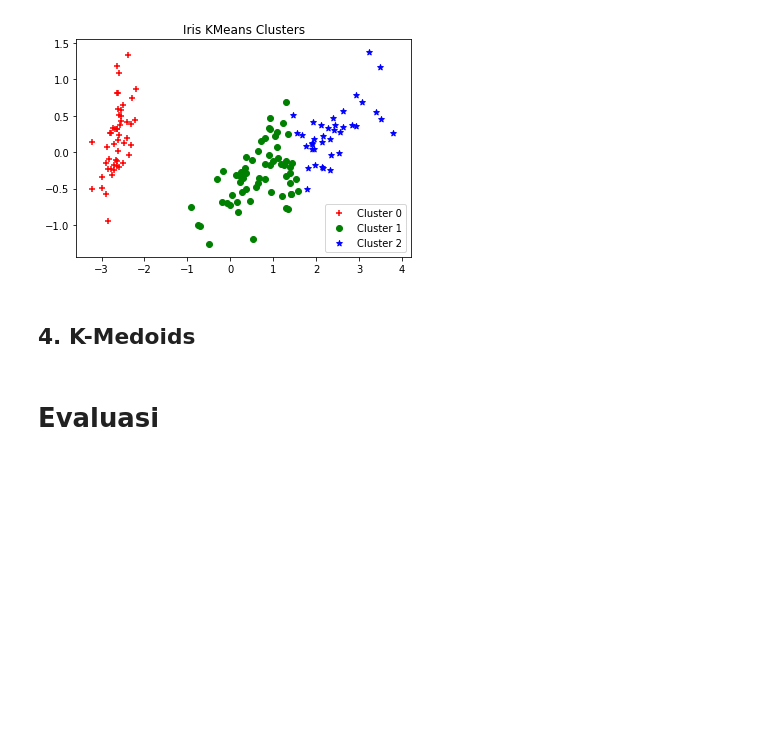
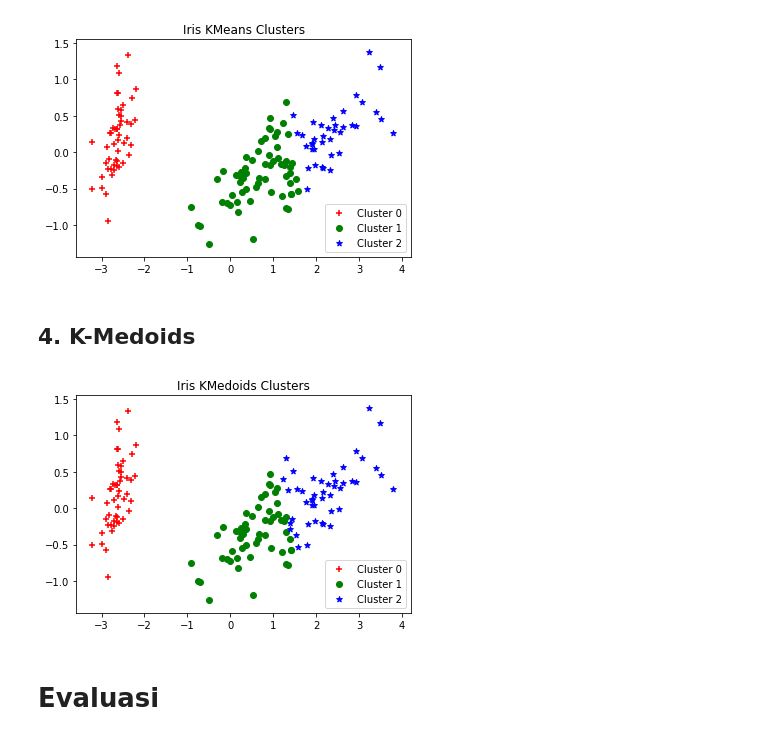
Before and after one commit to tugas-itb-erick/IF4071-Pembelajaran-Mesin, a Jupyter notebook: TugasBesarI_13515021_13515057_13515063.ipynb, the cells around one changed output. Drawn from its saved outputs; the diff is of its cells as text; code cells hidden in the pictures; blank space fills up the shorter version.

Commit message:
train kmedoids

```diff
--- a/TugasBesarI_13515021_13515057_13515063.ipynb
+++ b/TugasBesarI_13515021_13515057_13515063.ipynb
@@ -137,9 +137,11 @@ plot_cluster(iris_df, kmeans.labels, "Iris KMeans Clusters")
 # %% [markdown]
 ## 4. K-Medoids
 # %%
-kmedoids_init_medoids = np.array([iris_df.values[24], iris_df.values[74], iris_df.values[124]])
-# kmedoids = KMedoids(n_clusters=3, init=kmedoids_init_medoids).fit(iris_df.values)
-# plot_cluster(iris_df, kmedoids.labels, "Iris KMedoids Clusters")
+kmedoids_init_medoids = [24, 74, 127]
+kmedoids_labels = KMedoids(n_cluster=3, init=kmedoids_init_medoids).fit_predict(iris_df.values)
+plot_cluster(iris_df, kmedoids_labels, "Iris KMedoids Clusters")
+# %% [output]
+[figure, added]
 # %% [markdown]
 # Evaluasi
 # %% [markdown]
```
Also changed, not shown: parts of 1 cell of this notebook, 1 other file.
